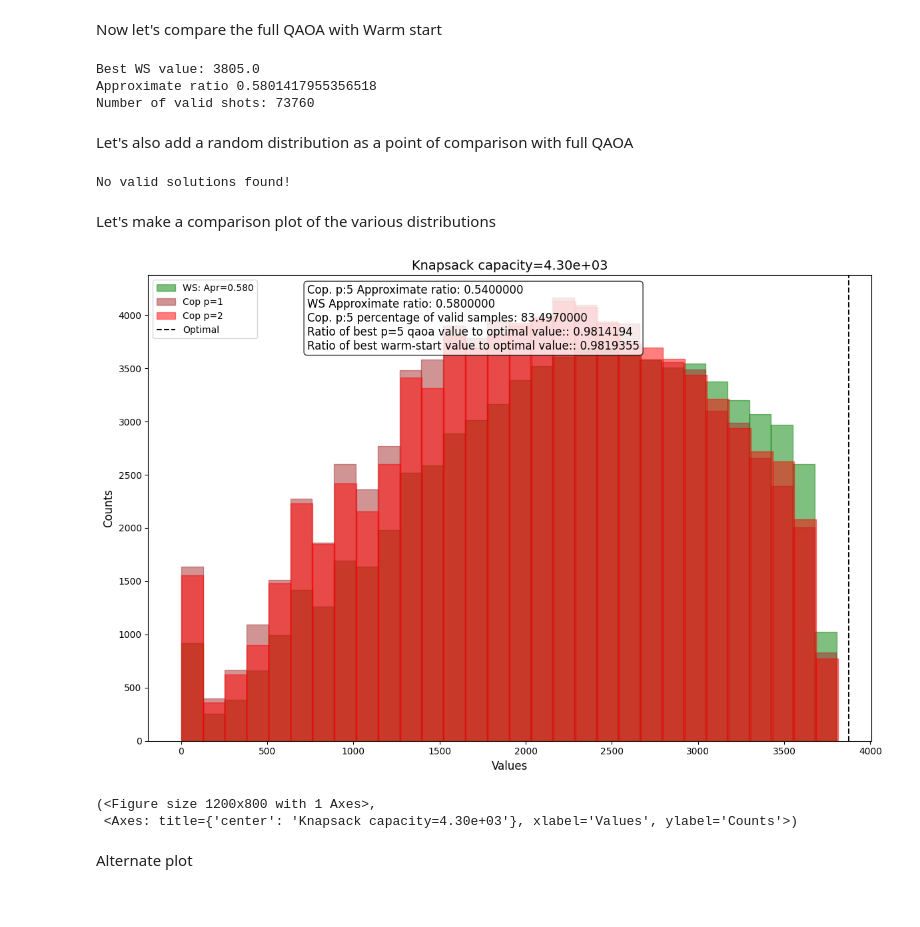
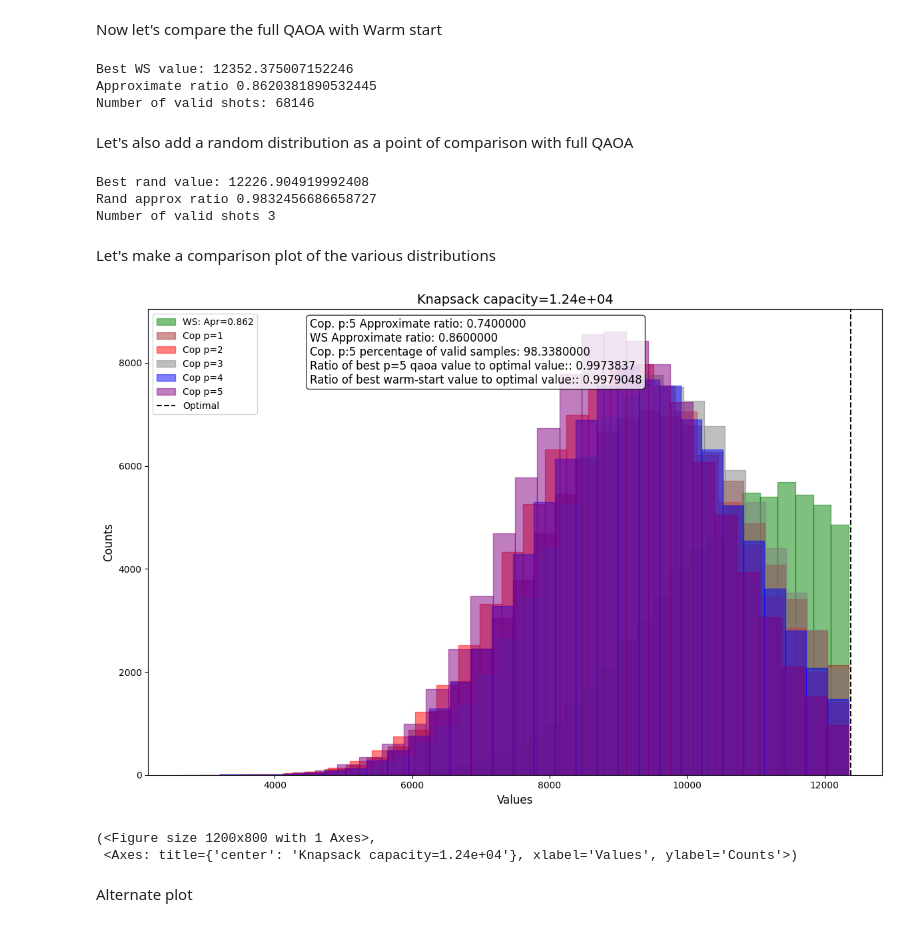
Before and after one commit to jhoule42/xQAOA_unit_commitment, a Jupyter notebook: demo.ipynb, the cells around one changed output. Saved outputs shown, nothing was run; the diff lists cells and outputs as text; code cells hidden in the pictures.

Commit message:
demo for random_ratio_k50

```diff
--- a/demo.ipynb
+++ b/demo.ipynb
@@ -35,7 +35,7 @@ def load_knapsacks(file):
 instances = load_knapsacks("knapsacks.h5")
 k_values = [0, 5, 10, 50, 100, 500, 1000, 10000]
 colours = ['blue', 'green', 'orange', 'red', 'k', 'purple', 'lightblue', 'pink']
-instance=instances[4]
+instance=instances[3]
 # %%
 weights = np.array(instance["weights"])
 values = np.array(instance["values"])
@@ -808,9 +812,9 @@ print(f"Best WS value: {best_value_ws}")
 print(f"Approximate ratio {approx_ratio_ws}", '\n'
        f"Number of valid shots: {valid_shots_ws}")
 # %% [output]
-Best WS value: 3805.0
-Approximate ratio 0.5801417955356518
-Number of valid shots: 73760
+Best WS value: 12352.375007152246
+Approximate ratio 0.8620381890532445
+Number of valid shots: 68146
 # %% [markdown]
 Let's also add a random distribution as a point of comparison with full QAOA
 # %%
@@ -832,7 +836,9 @@ if valid_shots_random>0:
     print(f"Rand approx ratio {approx_ratio_rand}",'\n'
        f"Number of valid shots {valid_shots_random}")
 # %% [output]
-No valid solutions found!
+Best rand value: 12226.904919992408
+Rand approx ratio 0.9832456686658727
+Number of valid shots 3
 # %% [markdown]
 Let's make a comparison plot of the various distributions
 # %%
@@ -955,43 +961,43 @@ data_dict = {
    f"WS: Apr={approx_ratio_ws:.3f}": valid_dict_bit_values_ws,
    f"Cop p={1}": dict_bit_values_at_different_p["p = 0"],
    f"Cop p={2}": dict_bit_values_at_different_p["p = 1"],
-   #f"Cop p={3}": dict_bit_values_at_different_p["p = 2"],
-  # f"Cop p={4}": dict_bit_values_at_different_p["p = 3"],
-   #f"Cop p={5}": dict_bit_values_at_different_p["p = 4"]
+   f"Cop p={3}": dict_bit_values_at_different_p["p = 2"],
+   f"Cop p={4}": dict_bit_values_at_different_p["p = 3"],
+   f"Cop p={5}": dict_bit_values_at_different_p["p = 4"]
 }
 # Custom colors
 colors = {
  #  f"Random: Apr={norm_approx_ratio_rand:.2f}": "yellow",
    f"WS: Apr={approx_ratio_ws:.3f}": 'green',
    f"Cop p={1}": "brown",
    f"Cop p={2}": "red",
    f"Cop p={3}": "grey",
    f"Cop p={4}": "blue",
    f"Cop p={5}": "purple"
 }
 # Annotations
 annotations = {
     f'Cop. p:{layers} Approximate ratio': np.round(approx_ratio_qaoa, 2),
     f'WS Approximate ratio': np.round(approx_ratio_ws, 2),
     f'Cop. p:{layers} percentage of valid samples': 100*(valid_shots_qaoa/shots),
     f'Ratio of best p=5 qaoa value to optimal value:': np.round(best_value/optimal_value, decimals=7),
     f'Ratio of best warm-start value to optimal value:': np.round(best_value_ws/optimal_value, decimals=7),
     }
 plot_multiple_distributions(
     data_dict=data_dict,
     min_cost=optimal_value,
     colors=colors,
     nb_bins=30,
     log=False,
     annotations=annotations,
     figsize=(12, 8),
     hist_type='bar',
     title=f"Knapsack capacity={format(capacity, '.2e')}"
 )
 # %% [output]
-[figure, old version]
+[figure, new version]
 (<Figure size 1200x800 with 1 Axes>,
- <Axes: title={'center': 'Knapsack capacity=4.30e+03'}, xlabel='Values', ylabel='Counts'>)
+ <Axes: title={'center': 'Knapsack capacity=1.24e+04'}, xlabel='Values', ylabel='Counts'>)
 # %% [markdown]
 Alternate plot
 # %%
```
Also changed, not shown: parts of 18 cells of this notebook.
